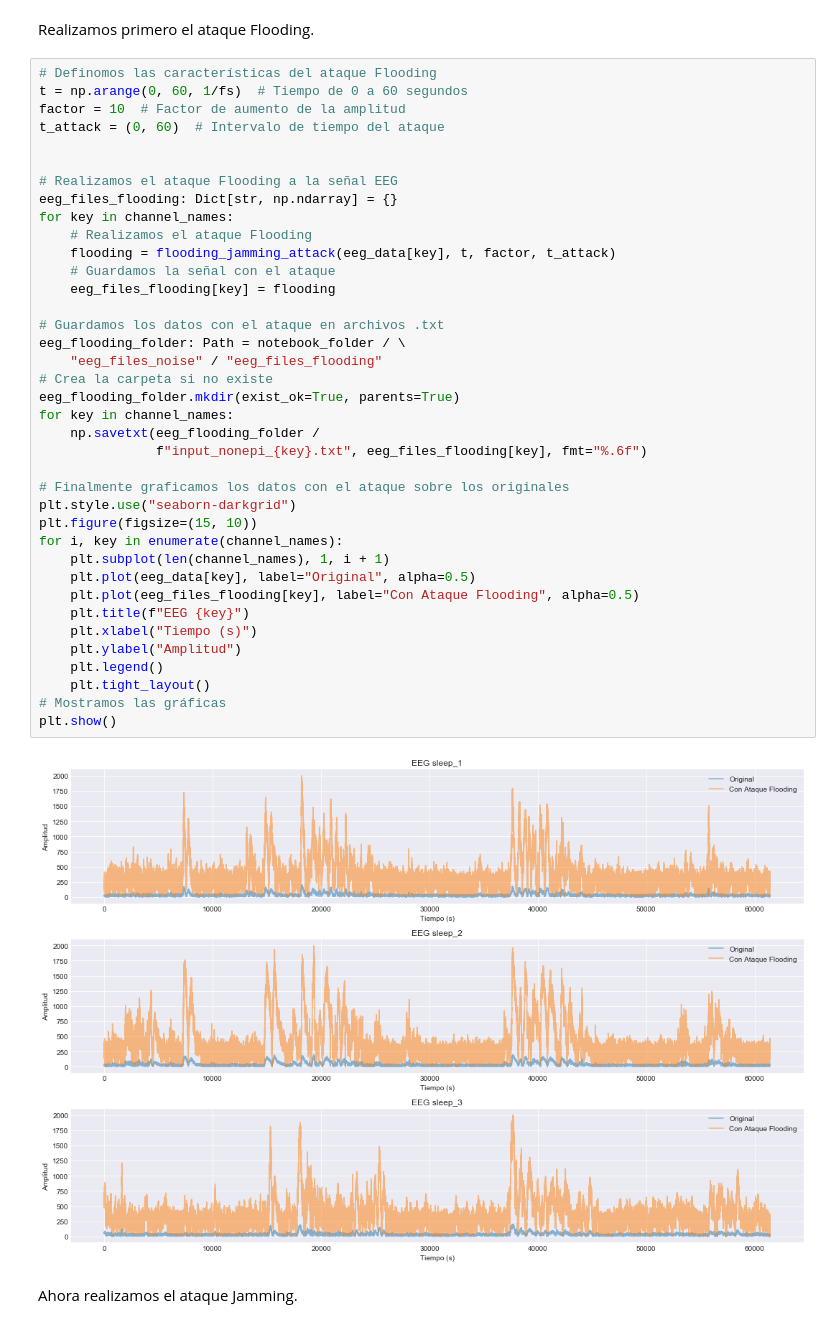
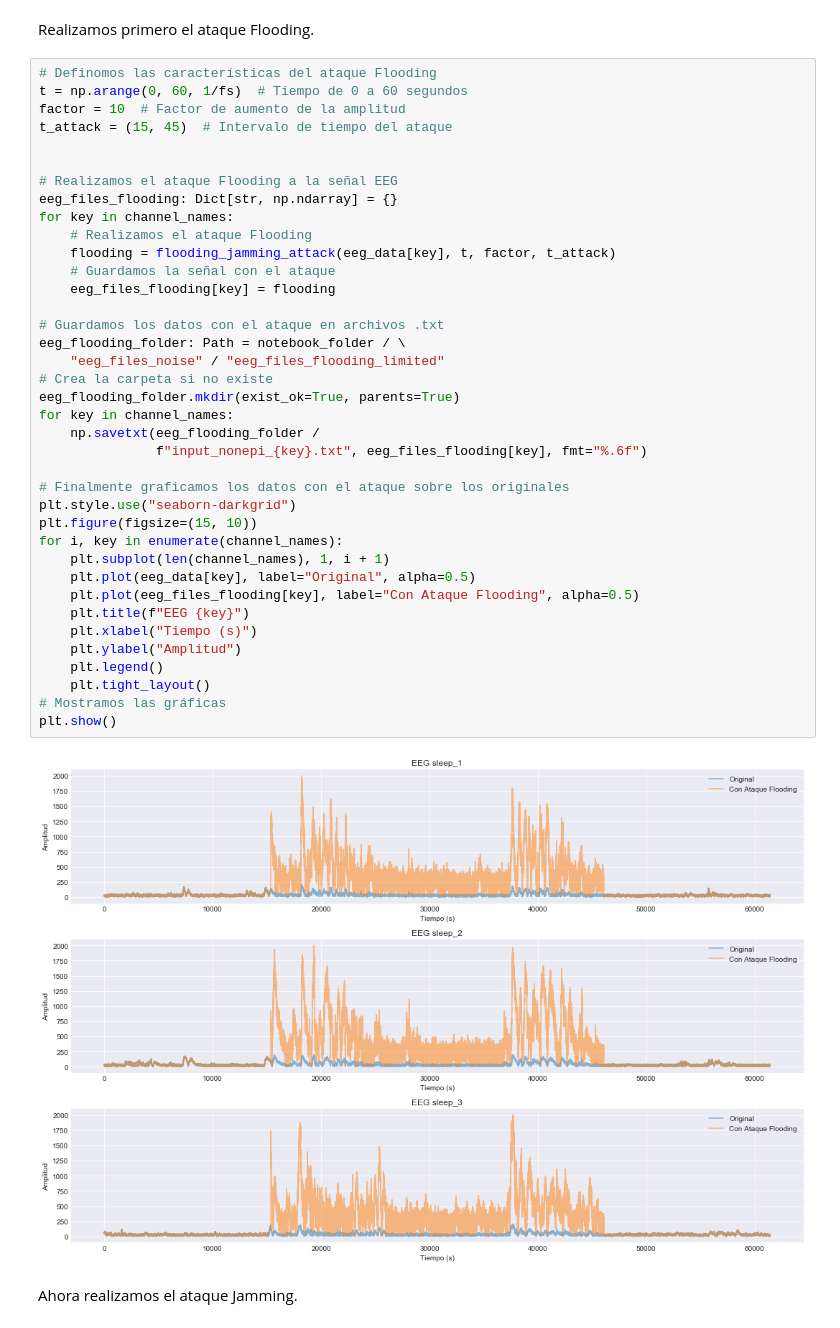
Before and after one commit to juanluserra/TFM-BigData, a Jupyter notebook: simulation-eeg/eeg_attacks.ipynb, the cells around one changed output. Saved outputs shown, nothing was run; the diff lists cells and outputs as text.

Commit message:
nuevos archivos para ataques limitados en una ventana de tiempo (jamming y floodin); ataque nonce 1 realizado otra vez para validar

```diff
--- a/simulation-eeg/eeg_attacks.ipynb
+++ b/simulation-eeg/eeg_attacks.ipynb
@@ -296,42 +296,42 @@ Realizamos primero el ataque Flooding.
 # Definomos las características del ataque Flooding
 t = np.arange(0, 60, 1/fs)  # Tiempo de 0 a 60 segundos
 factor = 10  # Factor de aumento de la amplitud
-t_attack = (0, 60)  # Intervalo de tiempo del ataque
+t_attack = (15, 45)  # Intervalo de tiempo del ataque
 
 
 # Realizamos el ataque Flooding a la señal EEG
 eeg_files_flooding: Dict[str, np.ndarray] = {}
 for key in channel_names:
     # Realizamos el ataque Flooding
     flooding = flooding_jamming_attack(eeg_data[key], t, factor, t_attack)
     # Guardamos la señal con el ataque
     eeg_files_flooding[key] = flooding
 
 # Guardamos los datos con el ataque en archivos .txt
 eeg_flooding_folder: Path = notebook_folder / \
-    "eeg_files_noise" / "eeg_files_flooding"
+    "eeg_files_noise" / "eeg_files_flooding_limited"
 # Crea la carpeta si no existe
 eeg_flooding_folder.mkdir(exist_ok=True, parents=True)
 for key in channel_names:
     np.savetxt(eeg_flooding_folder /
                f"input_nonepi_{key}.txt", eeg_files_flooding[key], fmt="%.6f")
 
 # Finalmente graficamos los datos con el ataque sobre los originales
 plt.style.use("seaborn-darkgrid")
 plt.figure(figsize=(15, 10))
 for i, key in enumerate(channel_names):
     plt.subplot(len(channel_names), 1, i + 1)
     plt.plot(eeg_data[key], label="Original", alpha=0.5)
     plt.plot(eeg_files_flooding[key], label="Con Ataque Flooding", alpha=0.5)
     plt.title(f"EEG {key}")
     plt.xlabel("Tiempo (s)")
     plt.ylabel("Amplitud")
     plt.legend()
     plt.tight_layout()
 # Mostramos las gráficas
 plt.show()
 # %% [output]
-[figure, old version]
+[figure, new version]
 # %% [markdown]
 Ahora realizamos el ataque Jamming.
 # %%
```
Also changed, not shown: parts of 3 cells of this notebook, 15 other files.
